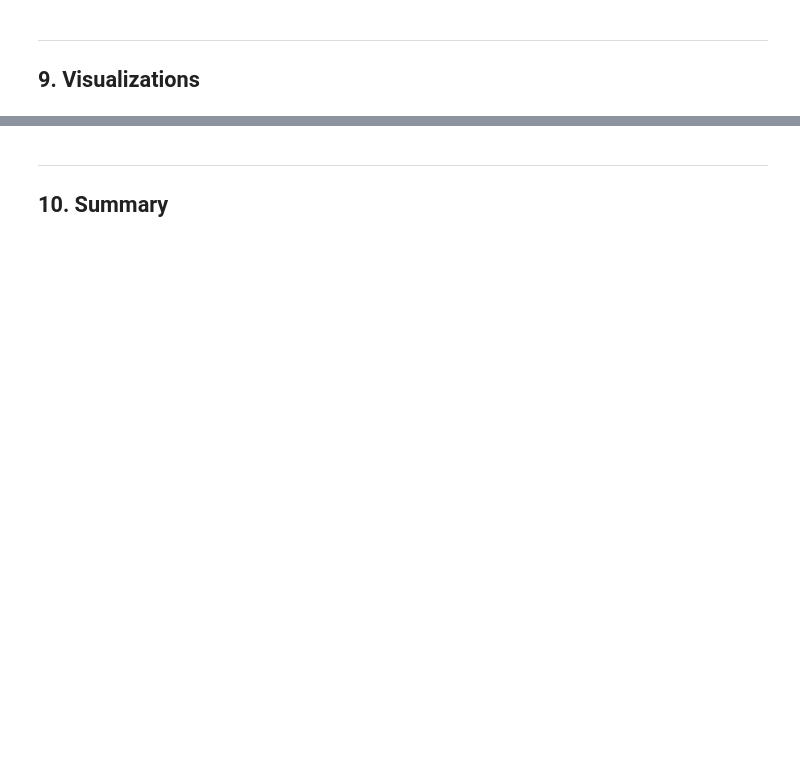
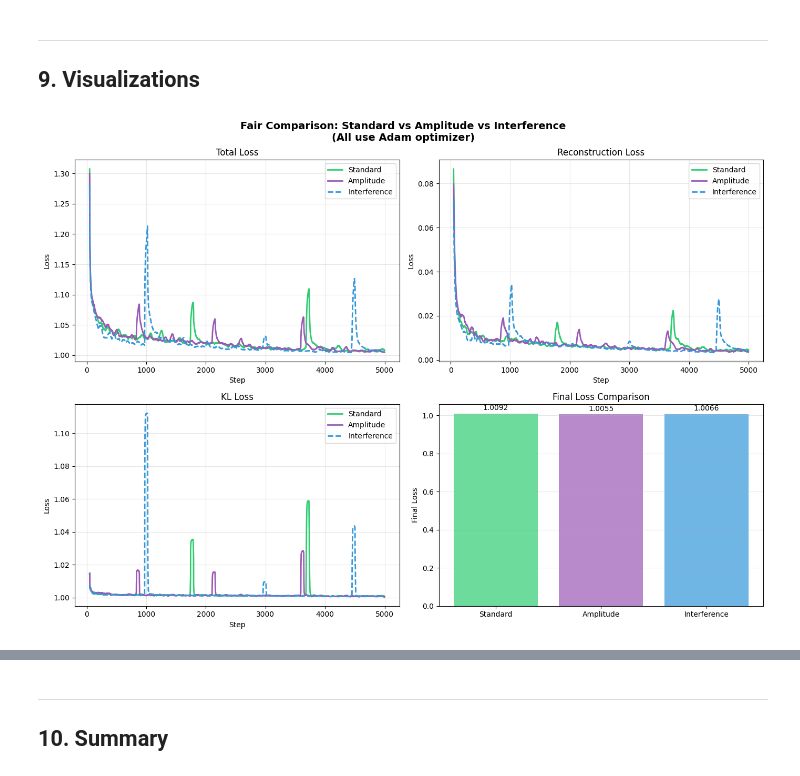
Before and after one commit to SaurabhJalendra/Quantum-Enhanced-Simulation-Learning-for-Reinforcement-Learning, a Jupyter notebook: notebooks/04_superposition_replay.ipynb, the cells around one changed output, grey strips where cells are left out. Cells and saved outputs as stored; diff of their text form; code cells hidden in the pictures; blank space fills up the shorter version.

```diff
--- a/notebooks/04_superposition_replay.ipynb
+++ b/notebooks/04_superposition_replay.ipynb
@@ -832,11 +931,10 @@ def collect_episodes(env_name: str, num_episodes: int, seed: int = 42):
 print("Collecting training data...")
 episodes = collect_episodes("CartPole-v1", num_episodes=100, seed=SEED)
 
-# Create superposition buffer
+# Create superposition buffer (CORRECTED version)
 super_buffer = SuperpositionReplayBuffer(
     capacity=1000,
-    parallel_samples=4,
-    interference_strength=0.2,
+    parallel_samples=4,  # Number of parallel batches for gradient interference
     amplitude_temperature=1.0
 )
 
@@ -845,6 +943,15 @@ for ep in episodes:
 
 print(f"Superposition buffer: {len(super_buffer)} episodes, {super_buffer.total_steps} steps")
 
-# Test sampling
-obs, act, rew, cont, weights = super_buffer.sample_superposition(batch_size=8, seq_len=20)
-print(f"Sample shapes: obs={obs.shape}, weights={weights.shape}")
+# Test the CORRECTED sampling (returns SEPARATE batches, not blended)
+all_obs, all_act, all_rew, all_cont, all_amp = super_buffer.sample_superposition_batch(
+    batch_size=8, seq_len=20
+)
+
+print(f"\nCORRECTED Sampling Test:")
+print(f"  Number of parallel batches: {len(all_obs)}")
+print(f"  Each batch shape: obs={all_obs[0].shape}")
+print(f"  Amplitudes: {[f'{a:.3f}' for a in all_amp]}")
+print()
+print("KEY: Each batch contains REAL data (no blending)")
+print("     Interference will be applied to GRADIENTS in the trainer")
@@ -1037,49 +2597,83 @@ print(f"  Significant: {comparison['significant']}")
 ## 9. Visualizations
 # %%
 """
-Cell: Comparison Plots
-Purpose: Visualize superposition vs standard
+Cell: Comparison Plots - All Three Methods
+Purpose: Visualize Standard vs Amplitude vs Interference
 """
 
 fig, axes = plt.subplots(2, 2, figsize=(14, 10))
 window = 50
 
+# Colors for three methods
+color_std = COLORS['baseline']
+color_amp = COLORS['superposition']
+color_int = COLORS['qaoa']  # Use different color for interference
+
 # Total loss
 ax = axes[0, 0]
-ax.plot(super_history['total'].rolling(window).mean(),
-       color=COLORS['superposition'], label='Superposition', linewidth=2)
 ax.plot(standard_history['total'].rolling(window).mean(),
-       color=COLORS['baseline'], label='Standard', linewidth=2)
+       color=color_std, label='Standard', linewidth=2)
+ax.plot(amplitude_history['total'].rolling(window).mean(),
+       color=color_amp, label='Amplitude', linewidth=2)
+ax.plot(interference_history['total'].rolling(window).mean(),
+       color=color_int, label='Interference', linewidth=2, linestyle='--')
 ax.set_xlabel('Step'); ax.set_ylabel('Loss'); ax.set_title('Total Loss')
 ax.legend(); ax.grid(True, alpha=0.3)
 
 # Reconstruction loss
 ax = axes[0, 1]
-ax.plot(super_history['recon'].rolling(window).mean(),
-       color=COLORS['superposition'], label='Superposition', linewidth=2)
 ax.plot(standard_history['recon'].rolling(window).mean(),
-       color=COLORS['baseline'], label='Standard', linewidth=2)
+       color=color_std, label='Standard', linewidth=2)
+ax.plot(amplitude_history['recon'].rolling(window).mean(),
+       color=color_amp, label='Amplitude', linewidth=2)
+ax.plot(interference_history['recon'].rolling(window).mean(),
+       color=color_int, label='Interference', linewidth=2, linestyle='--')
 ax.set_xlabel('Step'); ax.set_ylabel('Loss'); ax.set_title('Reconstruction Loss')
 ax.legend(); ax.grid(True, alpha=0.3)
 
 # KL loss
 ax = axes[1, 0]
-ax.plot(super_history['kl'].rolling(window).mean(),
-       color=COLORS['superposition'], label='Superposition', linewidth=2)
 ax.plot(standard_history['kl'].rolling(window).mean(),
-       color=COLORS['baseline'], label='Standard', linewidth=2)
+       color=color_std, label='Standard', linewidth=2)
+ax.plot(amplitude_history['kl'].rolling(window).mean(),
+       color=color_amp, label='Amplitude', linewidth=2)
+ax.plot(interference_history['kl'].rolling(window).mean(),
+       color=color_int, label='Interference', linewidth=2, linestyle='--')
 ax.set_xlabel('Step'); ax.set_ylabel('Loss'); ax.set_title('KL Loss')
 ax.legend(); ax.grid(True, alpha=0.3)
 
-# Final distribution
+# Bar chart comparison
 ax = axes[1, 1]
-ax.hist(super_history['total'].iloc[-200:], bins=30, alpha=0.6,
-       color=COLORS['superposition'], label='Superposition')
-ax.hist(standard_history['total'].iloc[-200:], bins=30, alpha=0.6,
-       color=COLORS['baseline'], label='Standard')
-ax.set_xlabel('Loss'); ax.set_ylabel('Frequency'); ax.set_title('Final Loss Distribution')
-ax.legend(); ax.grid(True, alpha=0.3)
+methods = ['Standard', 'Amplitude', 'Interference']
+losses = [standard_final_loss, amplitude_final_loss, interference_final_loss]
+colors = [color_std, color_amp, color_int]
+bars = ax.bar(methods, losses, color=colors, alpha=0.7)
+ax.set_ylabel('Final Loss')
+ax.set_title('Final Loss Comparison')
+ax.grid(True, alpha=0.3, axis='y')
 
-fig.suptitle('Superposition vs Standard Replay Comparison', fontsize=14, fontweight='bold')
+# Add value labels on bars
+for bar, loss in zip(bars, losses):
+    ax.text(bar.get_x() + bar.get_width()/2, bar.get_height() + 0.01,
+           f'{loss:.4f}', ha='center', va='bottom', fontsize=10)
+
+fig.suptitle('Fair Comparison: Standard vs Amplitude vs Interference\n(All use Adam optimizer)',
+            fontsize=14, fontweight='bold')
 plt.tight_layout()
 plt.show()
+
+# Additional plot: Final loss distributions
+fig, ax = plt.subplots(figsize=(10, 5))
+ax.hist(standard_history['total'].iloc[-200:], bins=30, alpha=0.5,
+       color=color_std, label='Standard')
+ax.hist(amplitude_history['total'].iloc[-200:], bins=30, alpha=0.5,
+       color=color_amp, label='Amplitude')
+ax.hist(interference_history['total'].iloc[-200:], bins=30, alpha=0.5,
+       color=color_int, label='Interference')
+ax.set_xlabel('Loss'); ax.set_ylabel('Frequency')
+ax.set_title('Final Loss Distribution (Last 200 steps)')
+ax.legend(); ax.grid(True, alpha=0.3)
+plt.tight_layout()
+plt.show()
+# %% [output]
+[figure, added]
```
Also changed, not shown: parts of 35 cells of this notebook, 25 other files.
